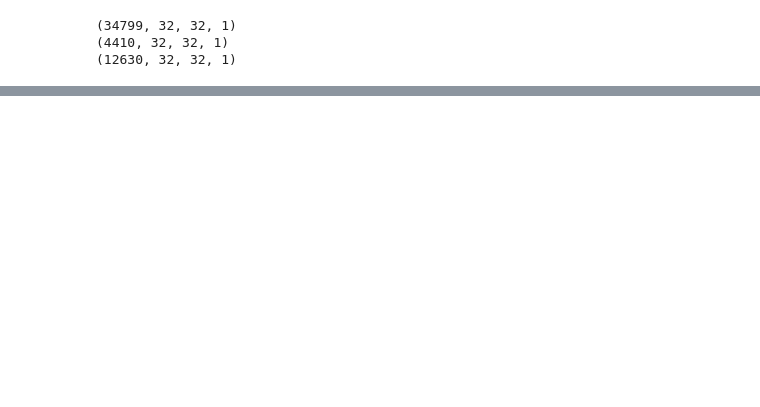
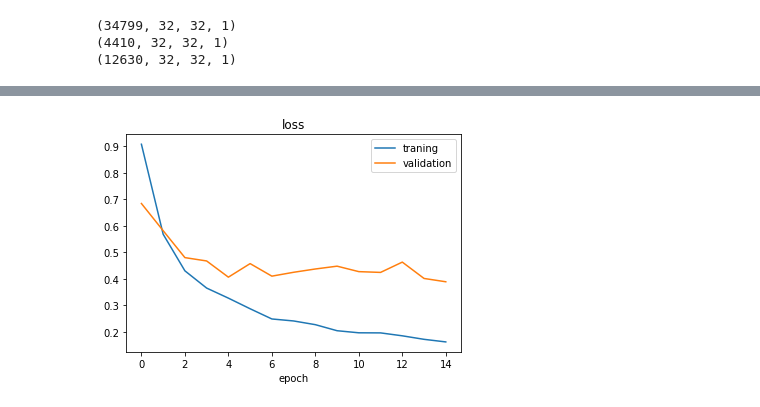
Before and after one commit to AhmedSheded/self-driving-car, a Jupyter notebook: sections/traffic signs.ipynb, the cells around one changed output, grey strips where cells are left out. Cells and saved outputs as stored; diff of their text form; code cells hidden in the pictures; blank space fills up the shorter version.

Commit message:
train the model

```diff
--- a/sections/traffic signs.ipynb
+++ b/sections/traffic signs.ipynb
@@ -194,3 +191,19 @@ print(X_test.shape)
 y_train=to_categorical(y_train, 43)
 y_test=to_categorical(y_test, 43)
 y_val=to_categorical(y_val, 43)
+# %%
+def leNet_model():
+    model = Sequential()
+    model.add(Conv2D(30, (5, 5), input_shape=(32, 32, 1), activation='relu'))
+    model.add(MaxPool2D(pool_size=(2, 2)))
+    model.add(Conv2D(15, (3, 3), activation='relu'))
+    model.add(MaxPool2D(pool_size=(2, 2)))
+    model.add(Flatten())
+    model.add(Dense(640, activation='relu'))
+    model.add(Dropout(0.5))
+    model.add(Dense(num_classes, activation='softmax'))
+    model.compile(Adam(learning_rate=0.01), loss='categorical_crossentropy', metrics=['accuracy'])
+    return model
+# %%
+model = leNet_model()
+print(model.summary())
@@ -196,0 +228,2 @@ y_val=to_categorical(y_val, 43)
+# %%
+history=model.fit(X_train, y_train, epochs=15, validation_data=(X_val, y_val), batch_size=400, verbose=1, shuffle=True)
@@ -196,0 +254,9 @@ y_val=to_categorical(y_val, 43)
+# %%
+plt.plot(history.history['loss'])
+plt.plot(history.history['val_loss'])
+plt.legend(['traning', 'validation'])
+plt.title('loss')
+plt.xlabel('epoch')
+plt.show()
+# %% [output]
+[figure, added]
```
Also changed, not shown: parts of 7 cells of this notebook.
